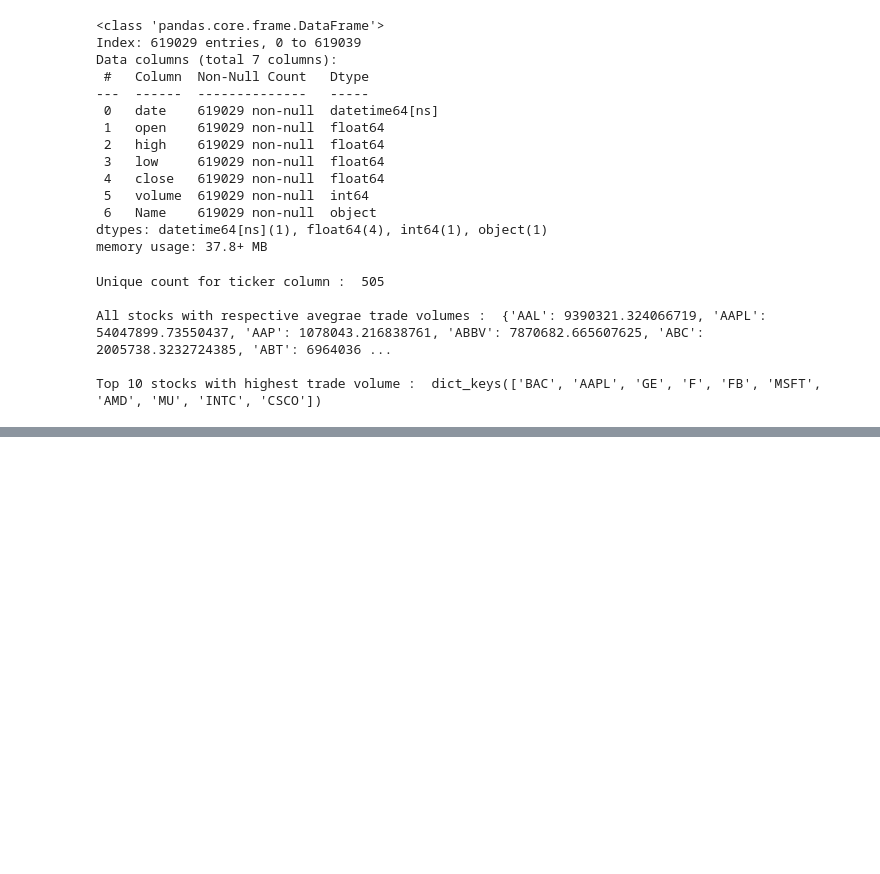
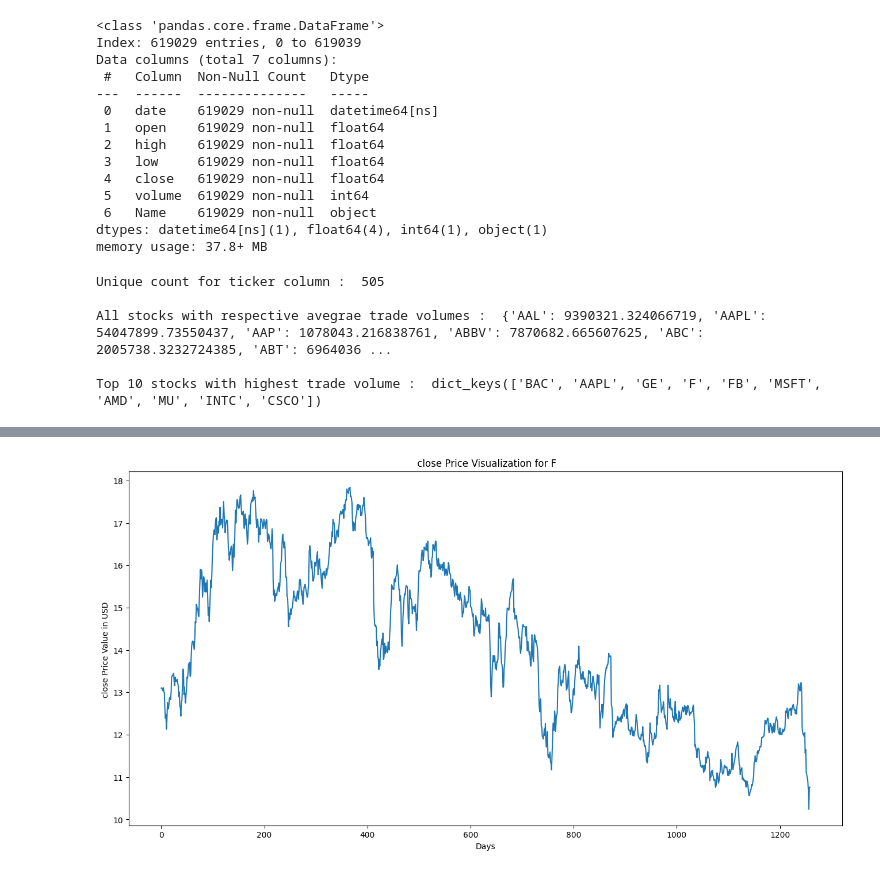
Before and after one commit to paarthvisharma/StockPricePrediction, a Jupyter notebook: StockPrediction.ipynb, the cells around one changed output, grey strips where cells are left out. Cells and saved outputs as stored; diff of their text form; code cells hidden in the pictures; blank space fills up the shorter version.

```diff
--- a/StockPrediction.ipynb
+++ b/StockPrediction.ipynb
@@ -128,0 +170,4 @@ Top 10 stocks with highest trade volume :  dict_keys(['BAC', 'AAPL', 'GE', 'F',
+# %%
+plot(filtered_df, 'F', 'close')
+# %% [output]
+[figure, added]
```
Also changed, not shown: parts of 6 cells of this notebook.
